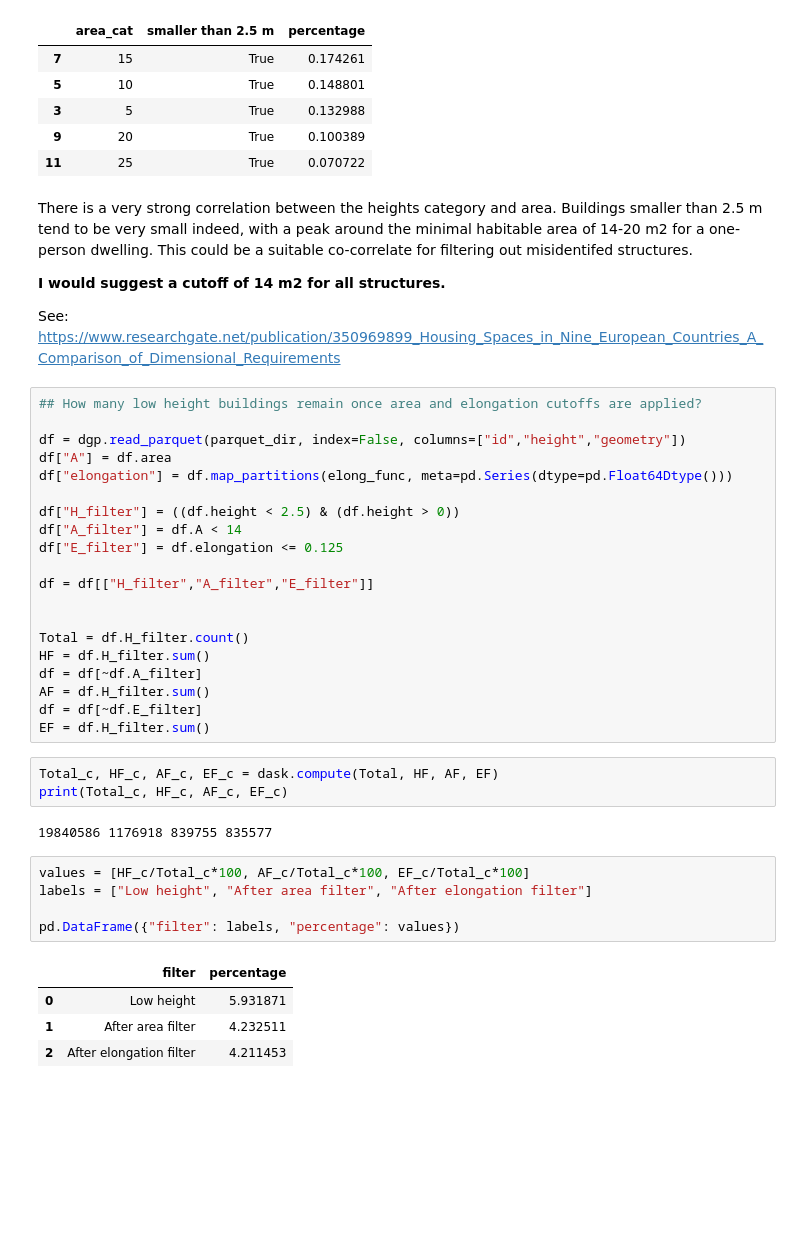
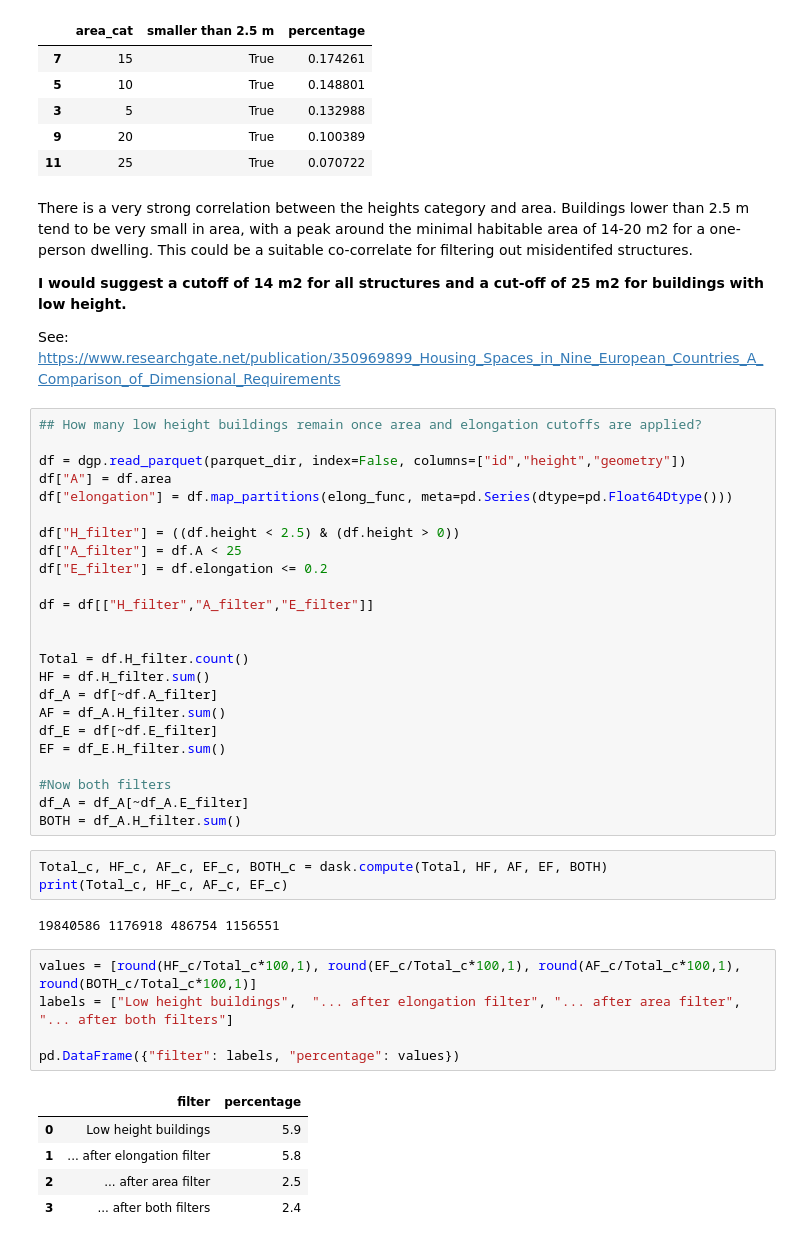
Before and after one commit to ai4up/eubucco_data_quality, a Jupyter notebook: 03_error-analysis-ELONGATION-AREA.ipynb, the cells around one changed output. Cells and saved outputs as stored; diff of their text form; blank space fills up the shorter version.

```diff
--- a/03_error-analysis-ELONGATION-AREA.ipynb
+++ b/03_error-analysis-ELONGATION-AREA.ipynb
@@ -114,9 +136,9 @@ dfc.sort_values(by="percentage", ascending=False).head()
 | 9 | 20 | True | 0.100389 |
 | 11 | 25 | True | 0.070722 |
 # %% [markdown]
-There is a very strong correlation between the heights category and area. Buildings smaller than 2.5 m tend to be very small indeed, with a peak around the minimal habitable area of 14-20 m2 for a one-person dwelling. This could be a suitable co-correlate for filtering out misidentifed structures.
+There is a very strong correlation between the heights category and area. Buildings lower than 2.5 m tend to be very small in area, with a peak around the minimal habitable area of 14-20 m2 for a one-person dwelling. This could be a suitable co-correlate for filtering out misidentifed structures.
 
-**I would suggest a cutoff of 14 m2 for all structures.**
+**I would suggest a cutoff of 14 m2 for all structures and a cut-off of 25 m2 for buildings with low height.**
 
 See: https://www.researchgate.net/publication/350969899_Housing_Spaces_in_Nine_European_Countries_A_Comparison_of_Dimensional_Requirements
 # %%
@@ -127,30 +149,35 @@ df["A"] = df.area
 df["elongation"] = df.map_partitions(elong_func, meta=pd.Series(dtype=pd.Float64Dtype()))
 
 df["H_filter"] = ((df.height < 2.5) & (df.height > 0))
-df["A_filter"] = df.A < 14
-df["E_filter"] = df.elongation <= 0.125
+df["A_filter"] = df.A < 25
+df["E_filter"] = df.elongation <= 0.2
 
 df = df[["H_filter","A_filter","E_filter"]]
 
 
 Total = df.H_filter.count()
 HF = df.H_filter.sum()
-df = df[~df.A_filter]
-AF = df.H_filter.sum()
-df = df[~df.E_filter]
-EF = df.H_filter.sum()
+df_A = df[~df.A_filter]
+AF = df_A.H_filter.sum()
+df_E = df[~df.E_filter]
+EF = df_E.H_filter.sum()
+
+#Now both filters
+df_A = df_A[~df_A.E_filter]
+BOTH = df_A.H_filter.sum()
 # %%
-Total_c, HF_c, AF_c, EF_c = dask.compute(Total, HF, AF, EF)
+Total_c, HF_c, AF_c, EF_c, BOTH_c = dask.compute(Total, HF, AF, EF, BOTH)
 print(Total_c, HF_c, AF_c, EF_c)
 # %% [output]
-19840586 1176918 839755 835577
+19840586 1176918 486754 1156551
 # %%
-values = [HF_c/Total_c*100, AF_c/Total_c*100, EF_c/Total_c*100]
-labels = ["Low height", "After area filter", "After elongation filter"]
+values = [round(HF_c/Total_c*100,1), round(EF_c/Total_c*100,1), round(AF_c/Total_c*100,1),  round(BOTH_c/Total_c*100,1)]
+labels = ["Low height buildings",  "... after elongation filter", "... after area filter", "... after both filters"]
 
 pd.DataFrame({"filter": labels, "percentage": values})
 # %% [output]
 |  | filter | percentage |
-| 0 | Low height | 5.931871 |
-| 1 | After area filter | 4.232511 |
-| 2 | After elongation filter | 4.211453 |
+| 0 | Low height buildings | 5.9 |
+| 1 | ... after elongation filter | 5.8 |
+| 2 | ... after area filter | 2.5 |
+| 3 | ... after both filters | 2.4 |
```
Also changed, not shown: parts of 11 cells of this notebook, 6 other files.
